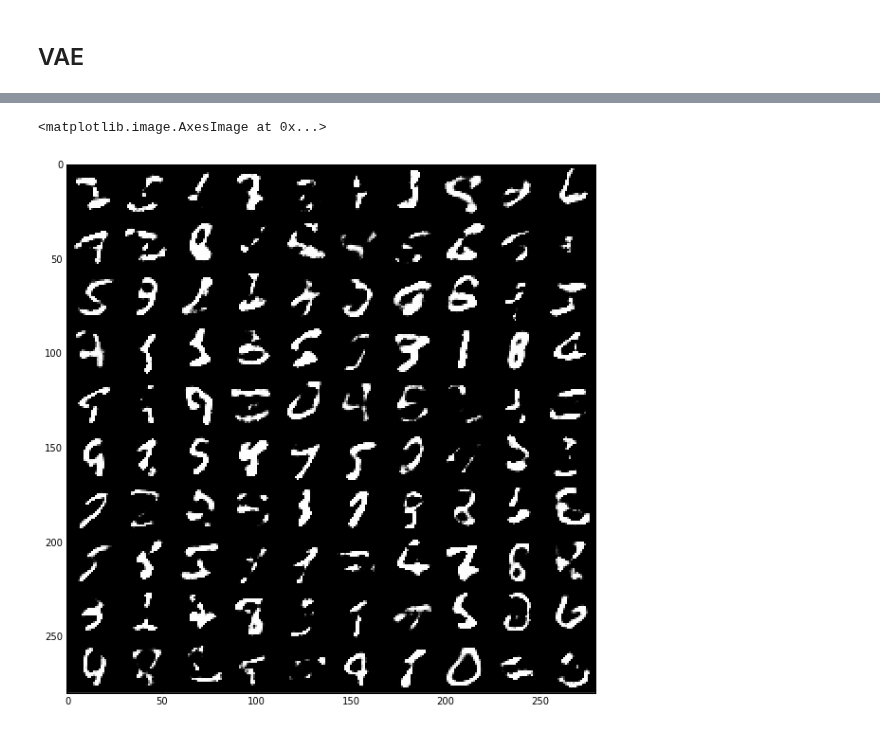
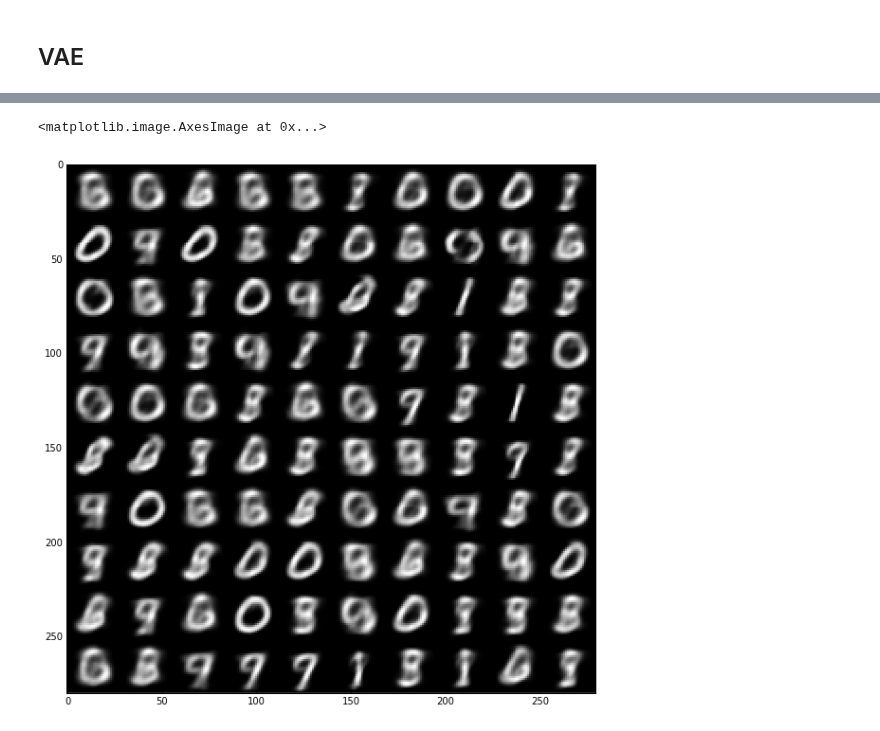
Before and after one commit to mehdidc/feature_generation, a Jupyter notebook: ipynb/generatesimple.ipynb, the cells around one changed output, grey strips where cells are left out. Saved outputs shown, nothing was run; the diff lists cells and outputs as text; code cells hidden in the pictures.

```diff
--- a/ipynb/generatesimple.ipynb
+++ b/ipynb/generatesimple.ipynb
@@ -701,10 +703,10 @@ plt.scatter(z[:, 0], z[:, 1], c=data.y)
 # %%
-z_samples = np.random.normal(0, 40, size=(100, z_size))
+z_samples = np.random.normal(0, 1, size=(100, z_size))
 z_samples = z_samples.astype(np.float32)
 x_samples = sample(z_samples)
 x_samples = x_samples.transpose((0, 2, 3, 1)) * np.ones((1, 1, 1, 3))
 fig = plt.figure(figsize=(10, 10))
 plt.imshow(dispims_color(x_samples), cmap='gray', interpolation='none')
 # %% [output]
 <matplotlib.image.AxesImage at 0x...>
-[figure, old version]
+[figure, new version]
```
Also changed, not shown: parts of 3 cells of this notebook, 4 other files.
